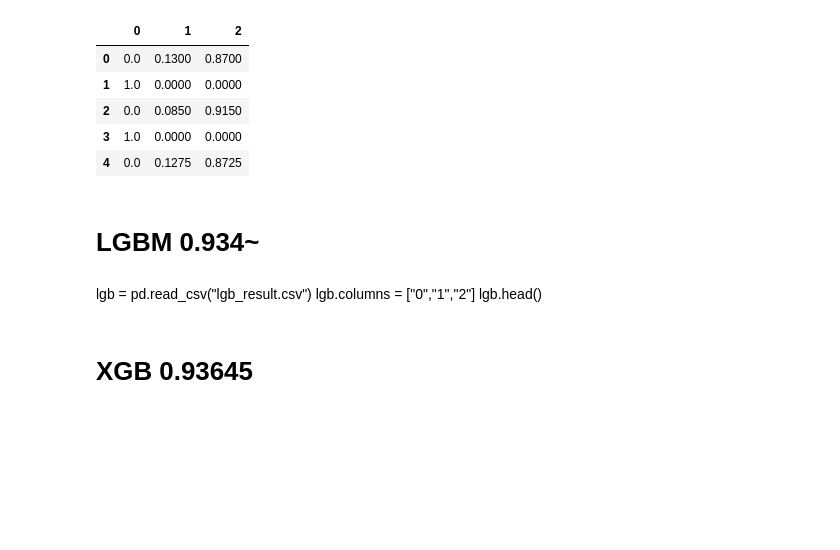
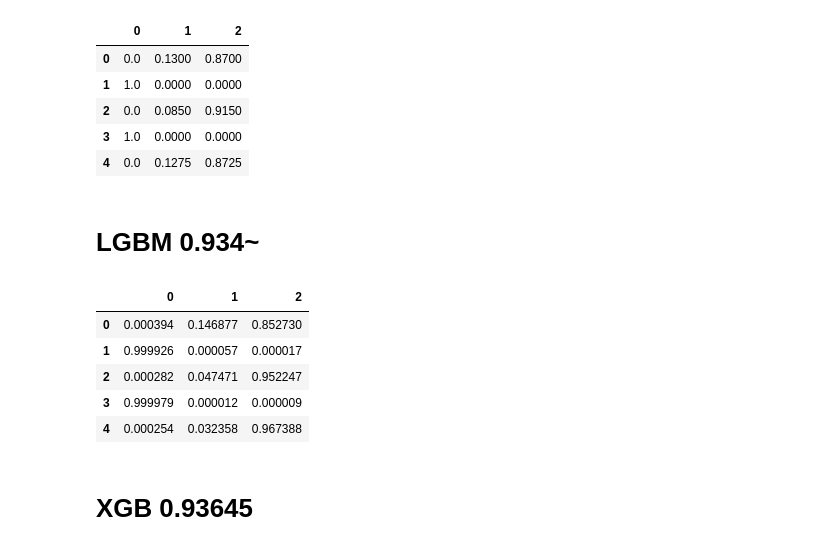
Before and after one commit to agilestar8/DKU_Dacon, a Jupyter notebook: Ensemble testing.ipynb, the cells around one changed output. Drawn from its saved outputs; the diff is of its cells as text; code cells hidden in the pictures; blank space fills up the shorter version.

```diff
--- a/Ensemble testing.ipynb
+++ b/Ensemble testing.ipynb
@@ -44,10 +44,17 @@ ranfo.head()
 | 4 | 0.0 | 0.1275 | 0.8725 |
 # %% [markdown]
 # LGBM 0.934~
-# %% [markdown]
-lgb = pd.read_csv("lgb_result.csv")
-lgb.columns = ["0","1","2"]
-lgb.head()
+# %%
+lgb = pd.read_csv("lgb_result.csv")
+lgb.columns = ["0","1","2"]
+lgb.head()
+# %% [output]
+|  | 0 | 1 | 2 |
+| 0 | 0.000394 | 0.146877 | 0.852730 |
+| 1 | 0.999926 | 0.000057 | 0.000017 |
+| 2 | 0.000282 | 0.047471 | 0.952247 |
+| 3 | 0.999979 | 0.000012 | 0.000009 |
+| 4 | 0.000254 | 0.032358 | 0.967388 |
 # %% [markdown]
 # XGB 0.93645
 # %%
```
Also changed, not shown: parts of 2 cells of this notebook, 2 other files.
